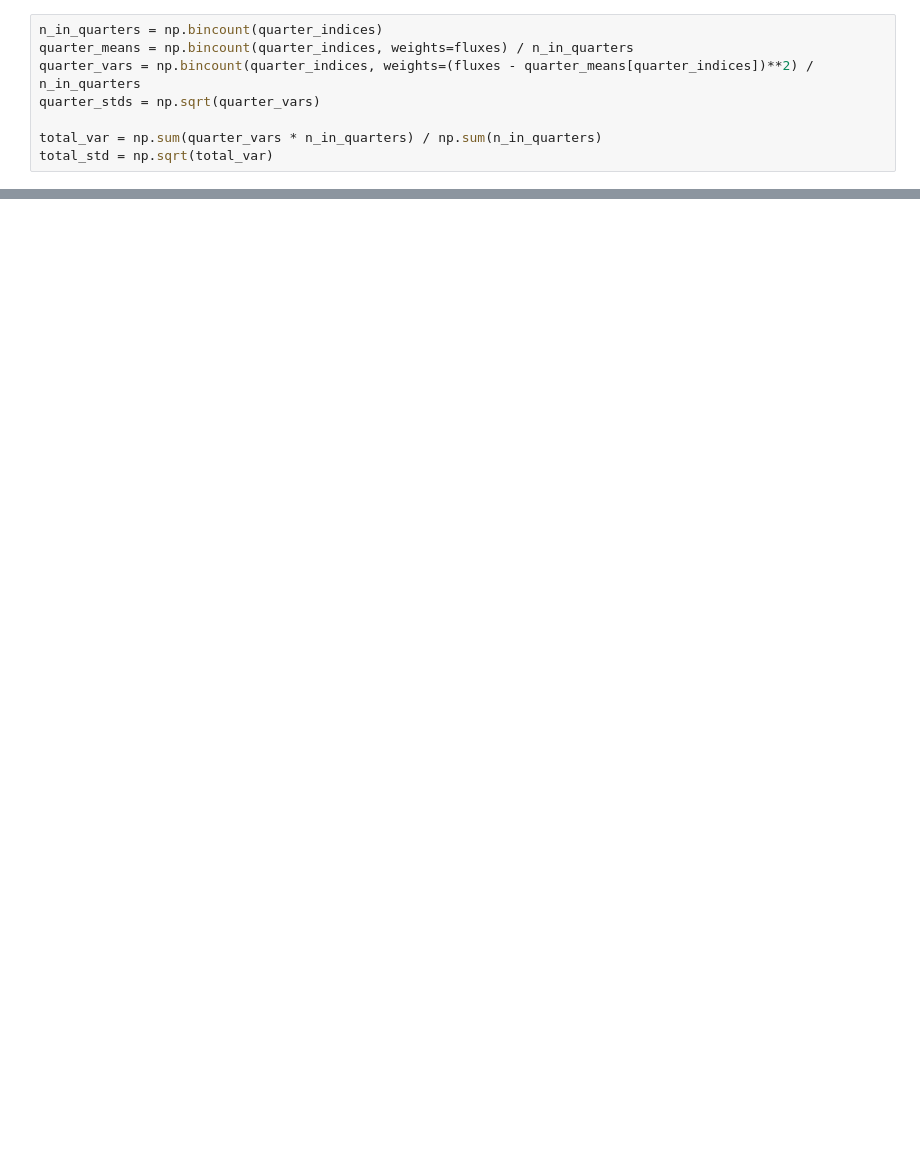
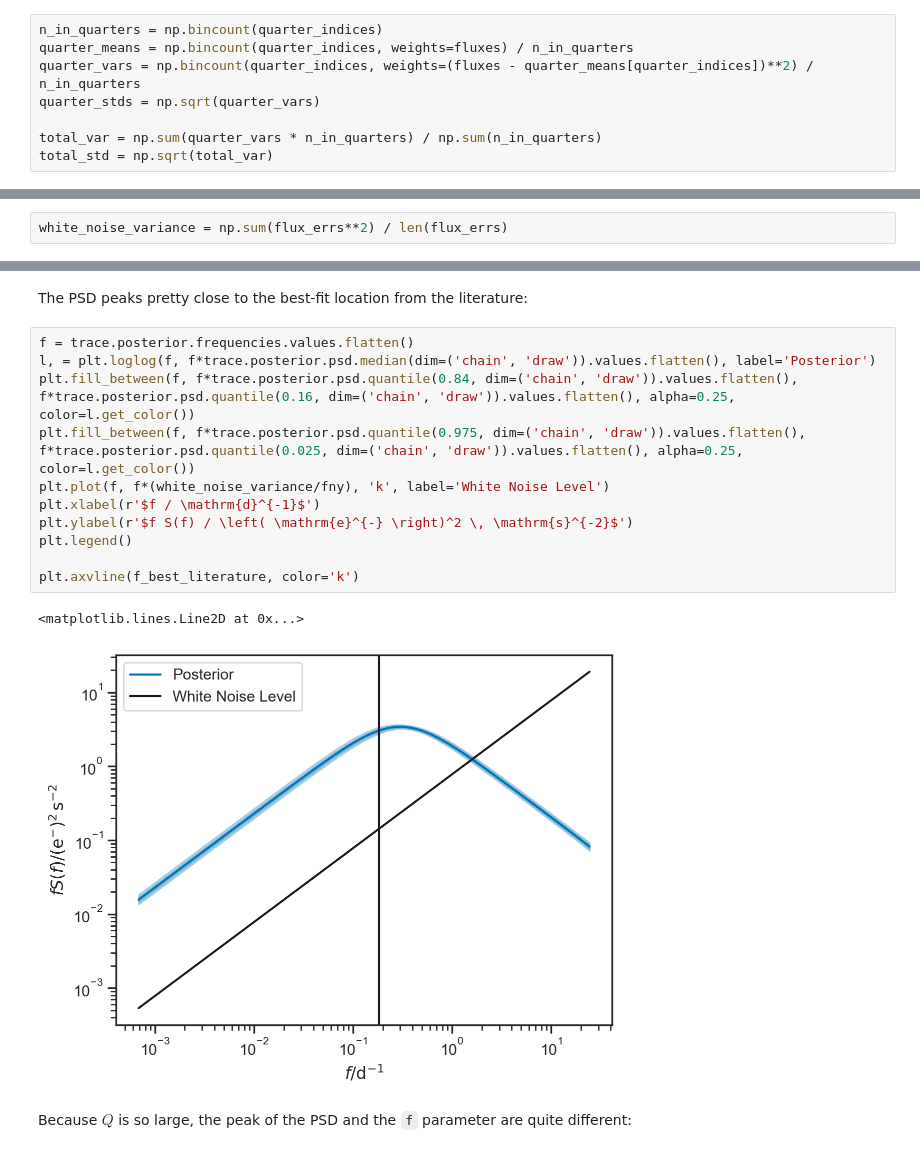
Before and after one commit to ssagynbayeva/HarmonicLombScargle, a Jupyter notebook: KIC5111207_test.ipynb, the cells around one changed output, grey strips where cells are left out. Saved outputs shown, nothing was run; the diff lists cells and outputs as text; blank space fills up the shorter version.

```diff
--- a/KIC5111207_test.ipynb
+++ b/KIC5111207_test.ipynb
@@ -157,0 +127,2 @@ model = harmonic_SHO_model(times[::thin_data], fluxes[::thin_data], flux_errs[::
+# %%
+white_noise_variance = np.sum(flux_errs**2) / len(flux_errs)
@@ -202,0 +165,18 @@ sns.kdeplot((trace.posterior.fs.sel(harmonics=2)/trace.posterior.fs.sel(harmonic
+# %% [markdown]
+The PSD peaks pretty close to the best-fit location from the literature:
+# %%
+f = trace.posterior.frequencies.values.flatten()
+l, = plt.loglog(f, f*trace.posterior.psd.median(dim=('chain', 'draw')).values.flatten(), label='Posterior')
+plt.fill_between(f, f*trace.posterior.psd.quantile(0.84, dim=('chain', 'draw')).values.flatten(), f*trace.posterior.psd.quantile(0.16, dim=('chain', 'draw')).values.flatten(), alpha=0.25, color=l.get_color())
+plt.fill_between(f, f*trace.posterior.psd.quantile(0.975, dim=('chain', 'draw')).values.flatten(), f*trace.posterior.psd.quantile(0.025, dim=('chain', 'draw')).values.flatten(), alpha=0.25, color=l.get_color())
+plt.plot(f, f*(white_noise_variance/fny), 'k', label='White Noise Level')
+plt.xlabel(r'$f / \mathrm{d}^{-1}$')
+plt.ylabel(r'$f S(f) / \left( \mathrm{e}^{-} \right)^2 \, \mathrm{s}^{-2}$')
+plt.legend()
+
+plt.axvline(f_best_literature, color='k')
+# %% [output]
+<matplotlib.lines.Line2D at 0x...>
+[figure, added]
+# %% [markdown]
+Because $Q$ is so large, the peak of the PSD and the `f` parameter are quite different:
```
Also changed, not shown: parts of 37 cells of this notebook, 1 other file.
